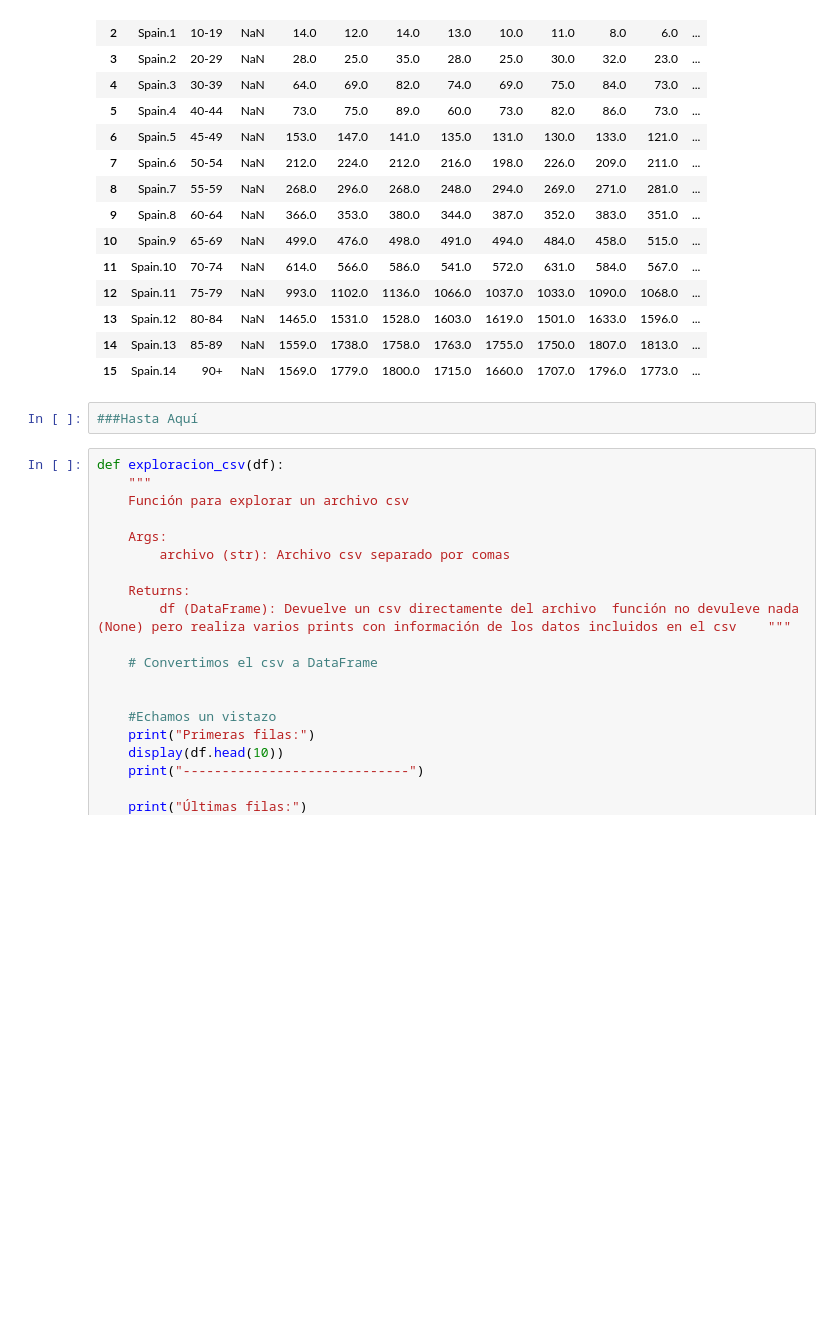
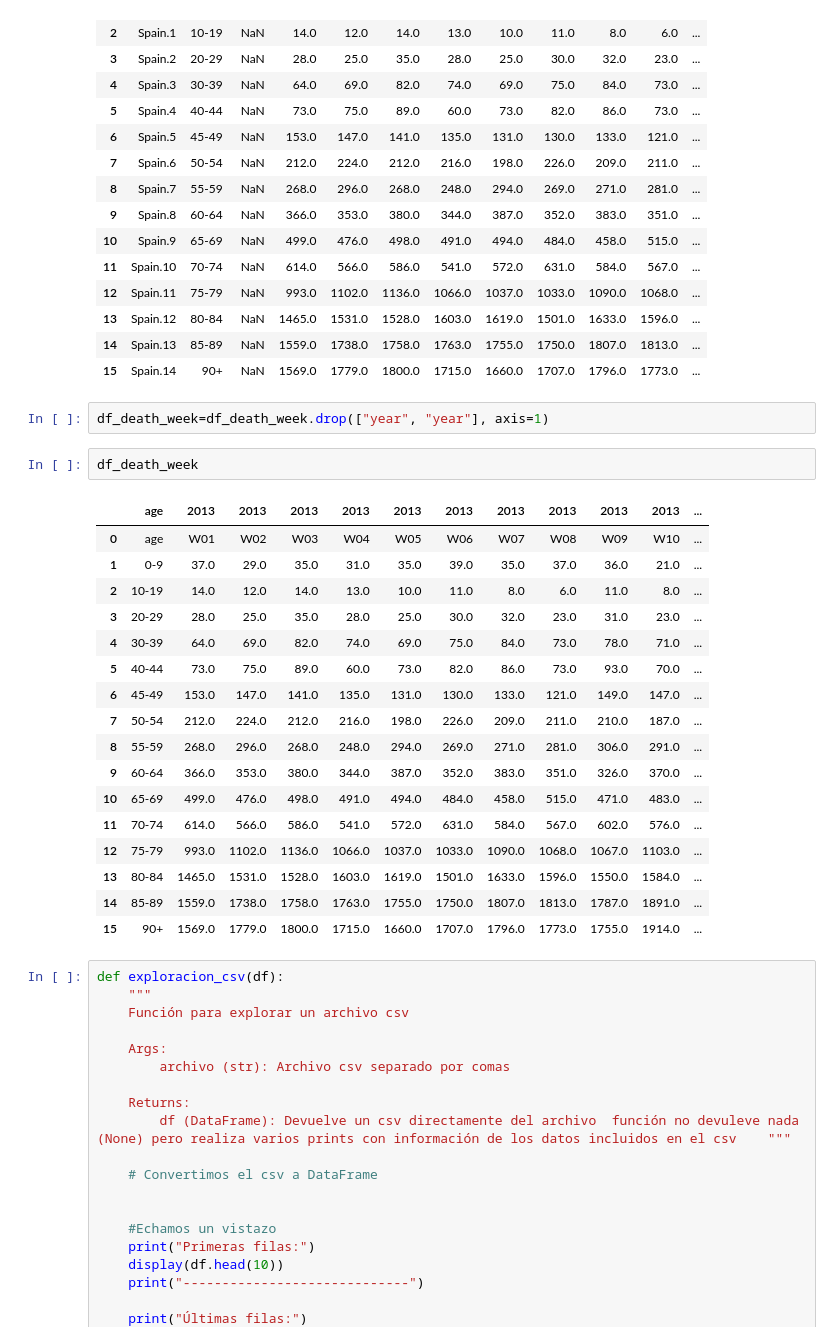
Before and after one commit to Adalab/da-modulo4-sprint1-pairprogramming-Sara-Mael, a Jupyter notebook: notebooks/spain_deaths_week.ipynb, the cells around one changed output. Saved outputs shown, nothing was run; the diff lists cells and outputs as text; blank space fills up the shorter version.

Commit message:
deathweek

```diff
--- a/notebooks/spain_deaths_week.ipynb
+++ b/notebooks/spain_deaths_week.ipynb
@@ -238,8 +238,28 @@ df_death_week
 | 13 | Spain.12 | 80-84 | NaN | 1465.0 | 1531.0 | 1528.0 | 1603.0 | 1619.0 | 1501.0 | 1633.0 | 1596.0 | ... |
 | 14 | Spain.13 | 85-89 | NaN | 1559.0 | 1738.0 | 1758.0 | 1763.0 | 1755.0 | 1750.0 | 1807.0 | 1813.0 | ... |
 | 15 | Spain.14 | 90+ | NaN | 1569.0 | 1779.0 | 1800.0 | 1715.0 | 1660.0 | 1707.0 | 1796.0 | 1773.0 | ... |
-# %%
-###Hasta Aquí
+# %%
+df_death_week=df_death_week.drop(["year", "year"], axis=1)
+# %%
+df_death_week
+# %% [output]
+|  | age | 2013 | 2013 | 2013 | 2013 | 2013 | 2013 | 2013 | 2013 | 2013 | 2013 | ... |
+| 0 | age | W01 | W02 | W03 | W04 | W05 | W06 | W07 | W08 | W09 | W10 | ... |
+| 1 | 0-9 | 37.0 | 29.0 | 35.0 | 31.0 | 35.0 | 39.0 | 35.0 | 37.0 | 36.0 | 21.0 | ... |
+| 2 | 10-19 | 14.0 | 12.0 | 14.0 | 13.0 | 10.0 | 11.0 | 8.0 | 6.0 | 11.0 | 8.0 | ... |
+| 3 | 20-29 | 28.0 | 25.0 | 35.0 | 28.0 | 25.0 | 30.0 | 32.0 | 23.0 | 31.0 | 23.0 | ... |
+| 4 | 30-39 | 64.0 | 69.0 | 82.0 | 74.0 | 69.0 | 75.0 | 84.0 | 73.0 | 78.0 | 71.0 | ... |
+| 5 | 40-44 | 73.0 | 75.0 | 89.0 | 60.0 | 73.0 | 82.0 | 86.0 | 73.0 | 93.0 | 70.0 | ... |
+| 6 | 45-49 | 153.0 | 147.0 | 141.0 | 135.0 | 131.0 | 130.0 | 133.0 | 121.0 | 149.0 | 147.0 | ... |
+| 7 | 50-54 | 212.0 | 224.0 | 212.0 | 216.0 | 198.0 | 226.0 | 209.0 | 211.0 | 210.0 | 187.0 | ... |
+| 8 | 55-59 | 268.0 | 296.0 | 268.0 | 248.0 | 294.0 | 269.0 | 271.0 | 281.0 | 306.0 | 291.0 | ... |
+| 9 | 60-64 | 366.0 | 353.0 | 380.0 | 344.0 | 387.0 | 352.0 | 383.0 | 351.0 | 326.0 | 370.0 | ... |
+| 10 | 65-69 | 499.0 | 476.0 | 498.0 | 491.0 | 494.0 | 484.0 | 458.0 | 515.0 | 471.0 | 483.0 | ... |
+| 11 | 70-74 | 614.0 | 566.0 | 586.0 | 541.0 | 572.0 | 631.0 | 584.0 | 567.0 | 602.0 | 576.0 | ... |
+| 12 | 75-79 | 993.0 | 1102.0 | 1136.0 | 1066.0 | 1037.0 | 1033.0 | 1090.0 | 1068.0 | 1067.0 | 1103.0 | ... |
+| 13 | 80-84 | 1465.0 | 1531.0 | 1528.0 | 1603.0 | 1619.0 | 1501.0 | 1633.0 | 1596.0 | 1550.0 | 1584.0 | ... |
+| 14 | 85-89 | 1559.0 | 1738.0 | 1758.0 | 1763.0 | 1755.0 | 1750.0 | 1807.0 | 1813.0 | 1787.0 | 1891.0 | ... |
+| 15 | 90+ | 1569.0 | 1779.0 | 1800.0 | 1715.0 | 1660.0 | 1707.0 | 1796.0 | 1773.0 | 1755.0 | 1914.0 | ... |
 # %%
 def exploracion_csv(df):
     """
```
Also changed, not shown: parts of 23 cells of this notebook, 1 other file.
